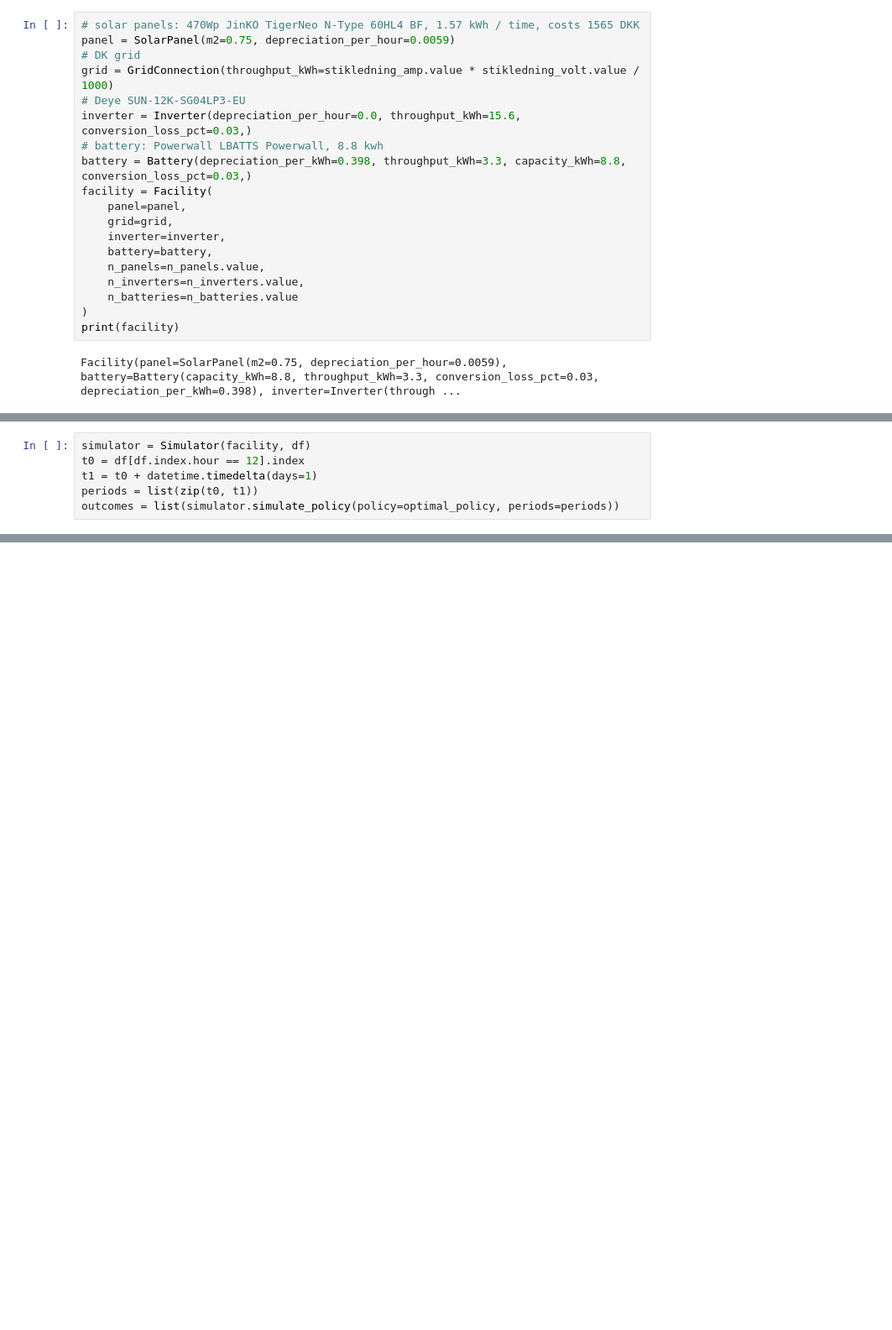
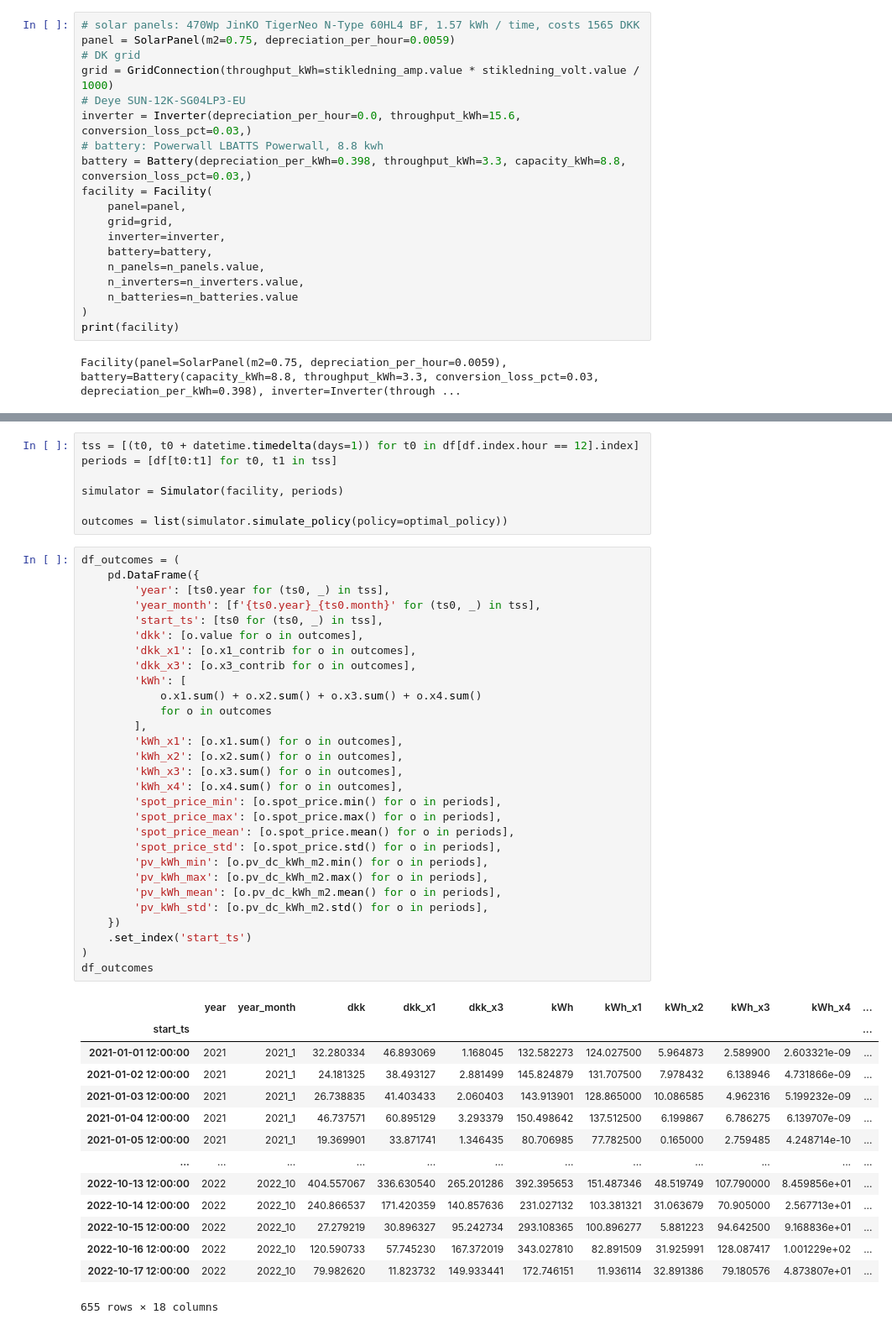
Before and after one commit to skipperkongen/elarb, a Jupyter notebook: notebooks/simulation.ipynb, the cells around one changed output, grey strips where cells are left out. Shown at 84% size. Drawn from its saved outputs; the diff is of its cells as text; blank space fills up the shorter version.

```diff
--- a/notebooks/simulation.ipynb
+++ b/notebooks/simulation.ipynb
@@ -148,6 +133,0 @@ class Simulator:
-# %%
-simulator = Simulator(facility, df)
-t0 = df[df.index.hour == 12].index
-t1 = t0 + datetime.timedelta(days=1)
-periods = list(zip(t0, t1))
-outcomes = list(simulator.simulate_policy(policy=optimal_policy, periods=periods))
@@ -204,0 +148,51 @@ plt.show()
+# %%
+tss = [(t0, t0 + datetime.timedelta(days=1)) for t0 in df[df.index.hour == 12].index]
+periods = [df[t0:t1] for t0, t1 in tss]
+
+simulator = Simulator(facility, periods)
+
+outcomes = list(simulator.simulate_policy(policy=optimal_policy))
+# %%
+df_outcomes = (
+    pd.DataFrame({
+        'year': [ts0.year for (ts0, _) in tss],
+        'year_month': [f'{ts0.year}_{ts0.month}' for (ts0, _) in tss],
+        'start_ts': [ts0 for (ts0, _) in tss],
+        'dkk': [o.value for o in outcomes],
+        'dkk_x1': [o.x1_contrib for o in outcomes],
+        'dkk_x3': [o.x3_contrib for o in outcomes],
+        'kWh': [
+            o.x1.sum() + o.x2.sum() + o.x3.sum() + o.x4.sum()
+            for o in outcomes
+        ],
+        'kWh_x1': [o.x1.sum() for o in outcomes],
+        'kWh_x2': [o.x2.sum() for o in outcomes],
+        'kWh_x3': [o.x3.sum() for o in outcomes],
+        'kWh_x4': [o.x4.sum() for o in outcomes],
+        'spot_price_min': [o.spot_price.min() for o in periods],
+        'spot_price_max': [o.spot_price.max() for o in periods],
+        'spot_price_mean': [o.spot_price.mean() for o in periods],
+        'spot_price_std': [o.spot_price.std() for o in periods],
+        'pv_kWh_min': [o.pv_dc_kWh_m2.min() for o in periods],
+        'pv_kWh_max': [o.pv_dc_kWh_m2.max() for o in periods],
+        'pv_kWh_mean': [o.pv_dc_kWh_m2.mean() for o in periods],
+        'pv_kWh_std': [o.pv_dc_kWh_m2.std() for o in periods],
+    })
+    .set_index('start_ts')
+)
+df_outcomes
+# %% [output]
+|  | year | year_month | dkk | dkk_x1 | dkk_x3 | kWh | kWh_x1 | kWh_x2 | kWh_x3 | kWh_x4 | ... |
+| start_ts |  |  |  |  |  |  |  |  |  |  | ... |
+| 2021-01-01 12:00:00 | 2021 | 2021_1 | 32.280334 | 46.893069 | 1.168045 | 132.582273 | 124.027500 | 5.964873 | 2.589900 | 2.603321e-09 | ... |
+| 2021-01-02 12:00:00 | 2021 | 2021_1 | 24.181325 | 38.493127 | 2.881499 | 145.824879 | 131.707500 | 7.978432 | 6.138946 | 4.731866e-09 | ... |
+| 2021-01-03 12:00:00 | 2021 | 2021_1 | 26.738835 | 41.403433 | 2.060403 | 143.913901 | 128.865000 | 10.086585 | 4.962316 | 5.199232e-09 | ... |
+| 2021-01-04 12:00:00 | 2021 | 2021_1 | 46.737571 | 60.895129 | 3.293379 | 150.498642 | 137.512500 | 6.199867 | 6.786275 | 6.139707e-09 | ... |
+| 2021-01-05 12:00:00 | 2021 | 2021_1 | 19.369901 | 33.871741 | 1.346435 | 80.706985 | 77.782500 | 0.165000 | 2.759485 | 4.248714e-10 | ... |
+| ... | ... | ... | ... | ... | ... | ... | ... | ... | ... | ... | ... |
+| 2022-10-13 12:00:00 | 2022 | 2022_10 | 404.557067 | 336.630540 | 265.201286 | 392.395653 | 151.487346 | 48.519749 | 107.790000 | 8.459856e+01 | ... |
+| 2022-10-14 12:00:00 | 2022 | 2022_10 | 240.866537 | 171.420359 | 140.857636 | 231.027132 | 103.381321 | 31.063679 | 70.905000 | 2.567713e+01 | ... |
+| 2022-10-15 12:00:00 | 2022 | 2022_10 | 27.279219 | 30.896327 | 95.242734 | 293.108365 | 100.896277 | 5.881223 | 94.642500 | 9.168836e+01 | ... |
+| 2022-10-16 12:00:00 | 2022 | 2022_10 | 120.590733 | 57.745230 | 167.372019 | 343.027810 | 82.891509 | 31.925991 | 128.087417 | 1.001229e+02 | ... |
+| 2022-10-17 12:00:00 | 2022 | 2022_10 | 79.982620 | 11.823732 | 149.933441 | 172.746151 | 11.936114 | 32.891386 | 79.180576 | 4.873807e+01 | ... |
+655 rows × 18 columns
```
Also changed, not shown: parts of 20 cells of this notebook, 2 other files.
